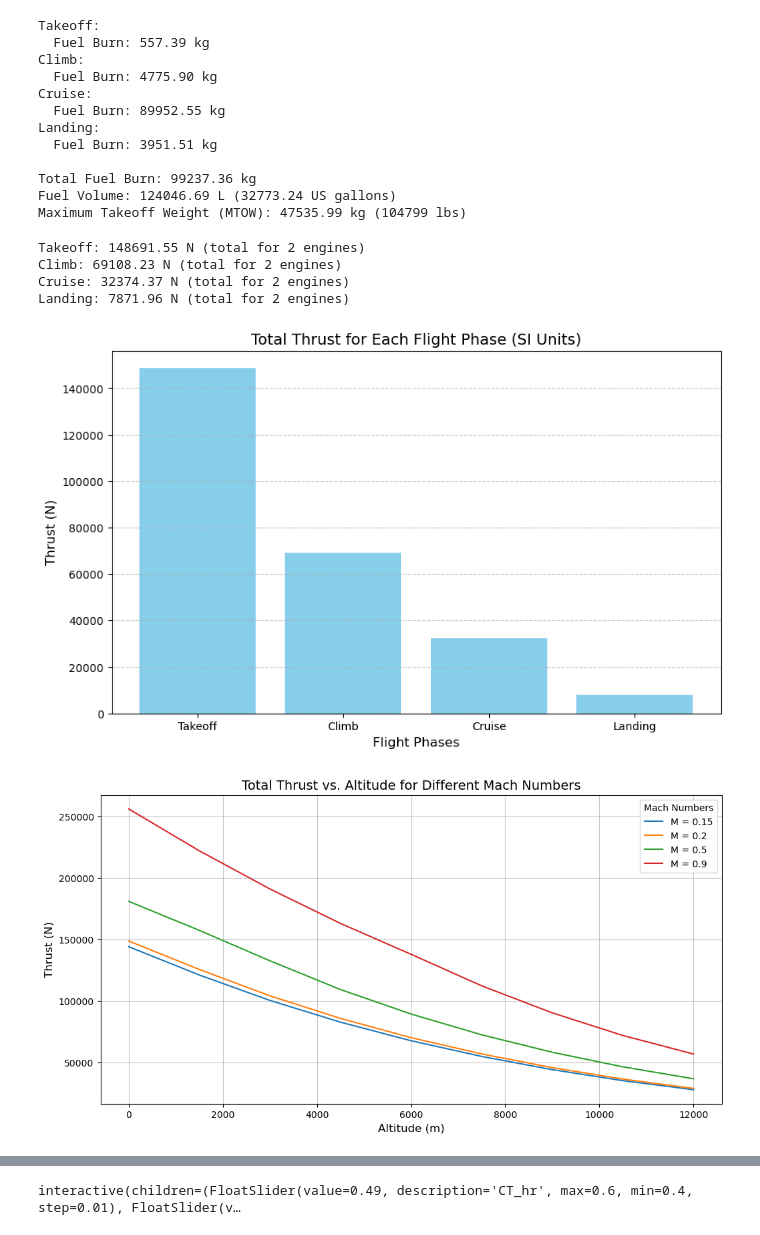
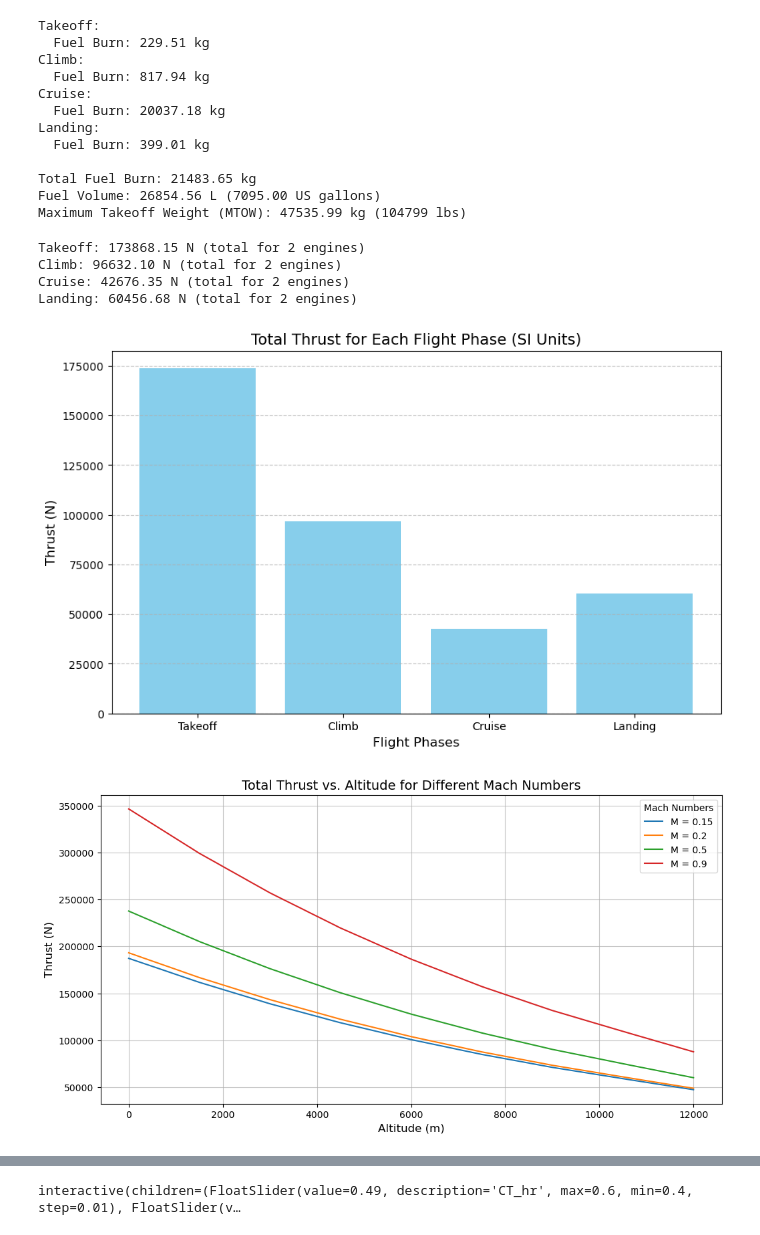
Before and after one commit to AntoineVanHoye/integrated_project, a Jupyter notebook: thrust.ipynb, the cells around one changed output, grey strips where cells are left out. Drawn from its saved outputs; the diff is of its cells as text; code cells hidden in the pictures.

```diff
--- a/thrust.ipynb
+++ b/thrust.ipynb
@@ -7,7 +7,7 @@ rho0 = 1.225  # Sea level air density (kg/m^3)
 h = [0, 3000, 12500, 0]  # Altitudes in meters (takeoff, climb, cruise, landing)
 Cd0 = 0.018  # Parasitic drag coefficient
 delta = 0.005  # Induced drag correction factor
-AR = 6.021 # Effective  Aspect ratio
+AR = 1.6 # Effective  Aspect ratio
 CL = [1, 0.5, 0.261, 1.7]  # Adjusted Lift coefficients for phases (lower landing CL)
 S = 164.9  # Wing area (m^2)
 W = 471511.32  # Aircraft weight (N)
@@ -90,14 +90,14 @@ Landing Drag : 54882.12 N
 import numpy as np
 
 # Updated thrust values based on corrected drag calculations
-thrusts = [38707.64, 51720.82,  32662.51, 54882.12]  # Total thrust (N) for each phase
+thrusts = [119620.25, 84389.32,  48427.84, 191332.40]  # Total thrust (N) for each phase
 
 # Time duration for each flight phase (in seconds)
-durations = [120, 900, 18000, 600]
+durations = [120, 900,55795, 600]
 
 # Adjusted TSFC values
-TSFC_static = 0.00013  # kg/N/s The Pratt & Whitney Canada PW812D
-TSFC_cruise = 0.00012  # Lower cruise TSFC due to higher efficiency
+TSFC_static = 0.000011  # kg/N/s Rolls Royce Pearl 10x
+TSFC_cruise = 0.000017  # Lower cruise TSFC due to higher efficiency
 
 # Environmental corrections (Altitude & Mach)
 altitude_corrections = [1.0, 0.95, 0.9, 1.0]
@@ -134,7 +134,7 @@ Landing:
 import numpy as np
 
 # Engine & Fuel Parameters
-TSFC_static = 0.00012  # kg/N/s for PW812D
+TSFC_static = 0.000011  # kg/N/s for Rolls Royce Pearl 10x
 altitude_corrections = [1.0, 0.95, 0.9, 1.0]  # Takeoff, climb, cruise, landing
 mach_corrections = [1.0, 0.9, 0.85, 1.0]  # Takeoff, climb, cruise, landing
 fuel_density = 0.8  # kg/L (Jet-A)
@@ -142,8 +142,8 @@ MTOW_lbs = 104799  # Maximum Takeoff Weight in pounds
 MTOW_kg = MTOW_lbs * 0.453592  # Convert to kg
 
 # Corrected Thrust Values per Phase
-durations = [120, 900, 30000, 600]  # Time in seconds (Takeoff, Climb, Cruise, Landing)
-thrusts = [38707.64, 51720.82,  32662.51, 54882.12]  # Corrected thrust values (N per phase)
+durations = [120, 900, 55795, 600]  # Time in seconds (Takeoff, Climb, Cruise, Landing)
+thrusts = [173868.15, 96632.10,  42676.35, 60456.68]  # Corrected thrust values (N per phase)
 
 def compute_fuel_burn(tsfc, thrusts, durations, altitude_corrections, mach_corrections):
     fuel_burn = []
@@ -173,16 +173,16 @@ print(f"Fuel Volume: {fuel_volume_liters:.2f} L ({fuel_volume_gallons:.2f} US ga
 print(f"Maximum Takeoff Weight (MTOW): {MTOW_kg:.2f} kg ({MTOW_lbs} lbs)")
 # %% [output]
 Takeoff:
-  Fuel Burn: 557.39 kg
+  Fuel Burn: 229.51 kg
 Climb:
-  Fuel Burn: 4775.90 kg
+  Fuel Burn: 817.94 kg
 Cruise:
-  Fuel Burn: 89952.55 kg
+  Fuel Burn: 20037.18 kg
 Landing:
-  Fuel Burn: 3951.51 kg
+  Fuel Burn: 399.01 kg
 
-Total Fuel Burn: 99237.36 kg
-Fuel Volume: 124046.69 L (32773.24 US gallons)
+Total Fuel Burn: 21483.65 kg
+Fuel Volume: 26854.56 L (7095.00 US gallons)
 Maximum Takeoff Weight (MTOW): 47535.99 kg (104799 lbs)
 # %%
 import math
@@ -223,29 +223,26 @@ def high_bypass_turbofan_thrust(F0, TR, H, M, deltaOAT_C):
     sigma = rho / 1.225  # Density ratio
 
     # Pressure ratio
-    delta = P / P0 * (1 + 0.2 * M ** 2) ** 3.5
+    delta = sigma * (1 + 0.2 * M ** 2) ** 3.0  # Adjusted exponent for more realistic scaling
 
     # Temperature ratio
     theta = T / T0 * (1 + 0.2 * M ** 2)
 
     # High Bypass Ratio Turbofan Calculation
-    if theta <= TR:
-        thrust = F0 * delta * (1 + 0.49 * math.sqrt(M))
-    else:
-        thrust = F0 * delta * (1 + 0.49 * math.sqrt(M) - 3 * (theta - TR) / (1.5 + M))
+    thrust = F0 * TR * delta * (1 + 0.40 * math.sqrt(M))  # Reduced Mach effect coefficient
 
-    return thrust
+    return max(thrust, 0)  # Ensure thrust is not negative
 
 # Flight phase-specific parameters in SI units
 flight_phases = {
-    "Takeoff": {"H": 0, "M": 0.2, "TR": 1.0, "deltaOAT_C": 0}, #TR 0.9-1 because full power is required at takeoff
-    "Climb": {"H": 5000, "M": 0.3, "TR": 0.8, "deltaOAT_C": -5}, # TR 0.75-0.85 because moderate power is required at climb
-    "Cruise": {"H": 12500, "M": 0.9, "TR": 0.6, "deltaOAT_C": -10},#TR 0.5-0.7 because low power is required at cruise
-    "Landing": {"H": 0, "M": 0.15, "TR": 0.4, "deltaOAT_C": 5}, # TR 0.3-0.5 because very low  power is required to decent
+    "Takeoff": {"H": 0, "M": 0.2, "TR": 0.9, "deltaOAT_C": 0},  # Reduced TR for realistic takeoff thrust
+    "Climb": {"H": 5000, "M": 0.3, "TR": 0.85, "deltaOAT_C": -5},
+    "Cruise": {"H": 12500, "M": 0.9, "TR": 0.65, "deltaOAT_C": -10},
+    "Landing": {"H": 0, "M": 0.15, "TR": 0.3, "deltaOAT_C": 5},
 }
 
 # Constants
-F0 = 60000 # Sea level thrust per engine in N
+F0 = 80000 # Sea level thrust per engine in N
 num_engines = 2  # Number of engines
 
 # Calculate thrust for each phase
@@ -263,39 +260,39 @@ for phase, params in flight_phases.items():
     phases.append(phase)
     print(f"{phase}: {total_thrust:.2f} N (total for {num_engines} engines)")
 
 #  Bar plot for thrust in each phase
 plt.figure(figsize=(10, 6))
 plt.bar(phases, thrust_results, color='skyblue')
 plt.title("Total Thrust for Each Flight Phase (SI Units)", fontsize=14)
 plt.ylabel("Thrust (N)", fontsize=12)
 plt.xlabel("Flight Phases", fontsize=12)
 plt.grid(axis='y', linestyle='--', alpha=0.7)
 plt.show()
 
 #  Thrust vs. Altitude and Mach Number
 altitudes = range(0, 12500, 1500)  # Altitudes from 0 to 12,500 m
 mach_numbers = [0.15, 0.2, 0.5, 0.9]  #  (Landing, Takeoff, Climb, Cruise)
 
 plt.figure(figsize=(12, 6))
 for M in mach_numbers:
     thrusts = [
         high_bypass_turbofan_thrust(F0, 1.0, H, M, 0) * num_engines for H in altitudes
     ]
     plt.plot(altitudes, thrusts, label=f"M = {M}")
 
 plt.title("Total Thrust vs. Altitude for Different Mach Numbers", fontsize=14)
 plt.ylabel("Thrust (N)", fontsize=12)
 plt.xlabel("Altitude (m)", fontsize=12)
 plt.legend(title="Mach Numbers", fontsize=10)
 plt.grid(alpha=0.7)
 plt.show()
 # %% [output]
-Takeoff: 148691.55 N (total for 2 engines)
-Climb: 69108.23 N (total for 2 engines)
-Cruise: 32374.37 N (total for 2 engines)
-Landing: 7871.96 N (total for 2 engines)
+Takeoff: 173868.15 N (total for 2 engines)
+Climb: 96632.10 N (total for 2 engines)
+Cruise: 42676.35 N (total for 2 engines)
+Landing: 60456.68 N (total for 2 engines)
-[figure, old version]
+[figure, new version]
-[figure, old version]
+[figure, new version]
 # %%
 import matplotlib.pyplot as plt
 import math
```
Also changed, not shown: parts of 5 cells of this notebook.
